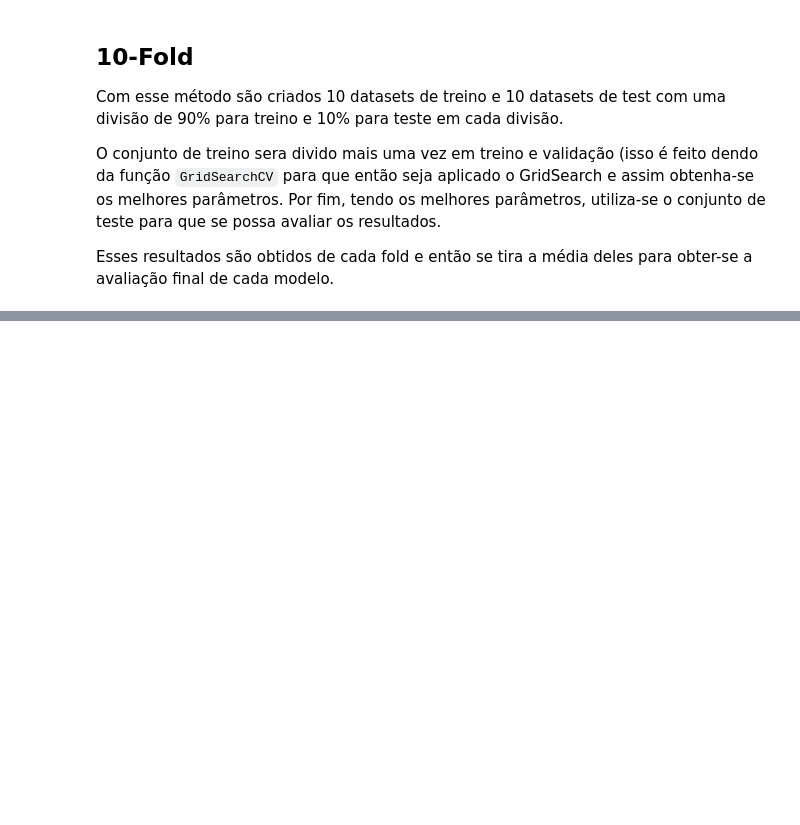
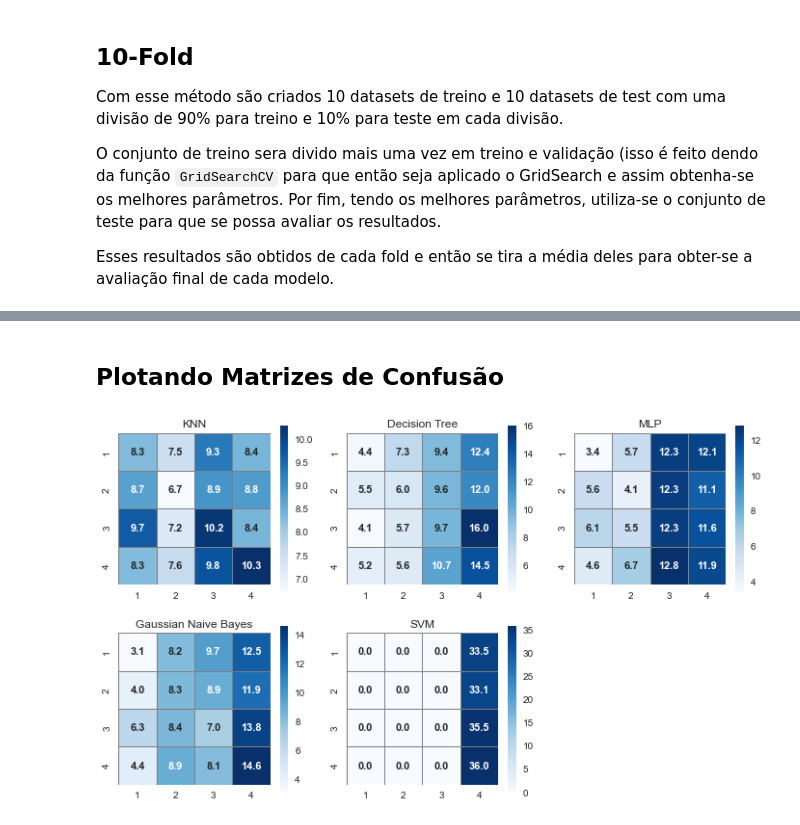
Before and after one commit to tassomoraes/ml-hepatitis, a Jupyter notebook: Modelos - Hepatite.ipynb, the cells around one changed output, grey strips where cells are left out. Cells and saved outputs as stored; diff of their text form; code cells hidden in the pictures; blank space fills up the shorter version.

Commit message:
ROC curve and Confusion Matrix added

```diff
--- a/Modelos - Hepatite.ipynb
+++ b/Modelos - Hepatite.ipynb
@@ -525,0 +377,2 @@ CM:
+# %% [markdown]
+## Plotando Matrizes de Confusão
@@ -525,0 +396,43 @@ CM:
+# %%
+knn_conf_mtx = np.array([[ 8.3,  7.5,  9.3,  8.4],
+ [ 8.7,  6.7,  8.9,  8.8],
+ [ 9.7,  7.2, 10.2,  8.4],
+ [ 8.3,  7.6,  9.8, 10.3]])
+
+dt_conf_mtx = np.array([[ 4.4,  7.3,  9.4, 12.4],
+ [ 5.5,  6.,   9.6, 12. ],
+ [ 4.1,  5.7,  9.7, 16. ],
+ [ 5.2,  5.6, 10.7, 14.5]])
+
+gnb_conf_mtx = np.array([[ 3.1,  8.2,  9.7, 12.5],
+ [ 4.,   8.3,  8.9, 11.9],
+ [ 6.3,  8.4,  7.,  13.8],
+ [ 4.4,  8.9,  8.1, 14.6]])
+
+mlp_conf_mtx = np.array([[ 3.4,  5.7, 12.3, 12.1],
+ [ 5.6,  4.1, 12.3, 11.1],
+ [ 6.1,  5.5, 12.3, 11.6],
+ [ 4.6,  6.7, 12.8, 11.9]])
+
+svm_conf_mtx = np.array([[ 0.,   0.,   0.,  33.5],
+ [ 0.,   0.,   0.,  33.1],
+ [ 0.,   0.,   0.,  35.5],
+ [ 0.,   0.,   0.,  36. ]])
+# %%
+plt.figure(figsize=(12,7))
+plt.subplot(2,3,1)
+mc_plot(pd.DataFrame(knn_conf_mtx),'KNN')
+
+plt.subplot(2,3,2)
+mc_plot(pd.DataFrame(dt_conf_mtx),'Decision Tree')
+
+plt.subplot(2,3,3)
+mc_plot(pd.DataFrame(mlp_conf_mtx),'MLP')
+
+plt.subplot(2,3,4)
+mc_plot(pd.DataFrame(gnb_conf_mtx),'Gaussian Naive Bayes')
+
+plt.subplot(2,3,5)
+mc_plot(pd.DataFrame(svm_conf_mtx),'SVM')
+# %% [output]
+[figure, added]
```
Also changed, not shown: parts of 10 cells of this notebook.
